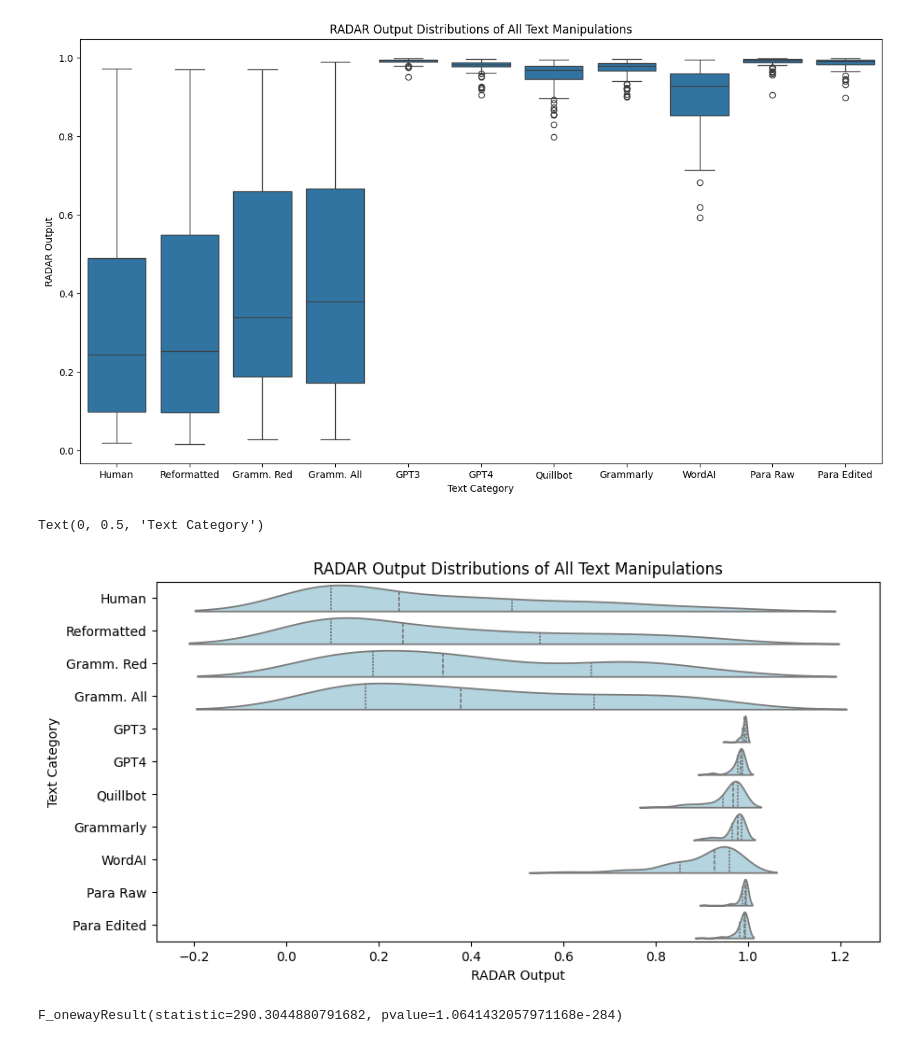
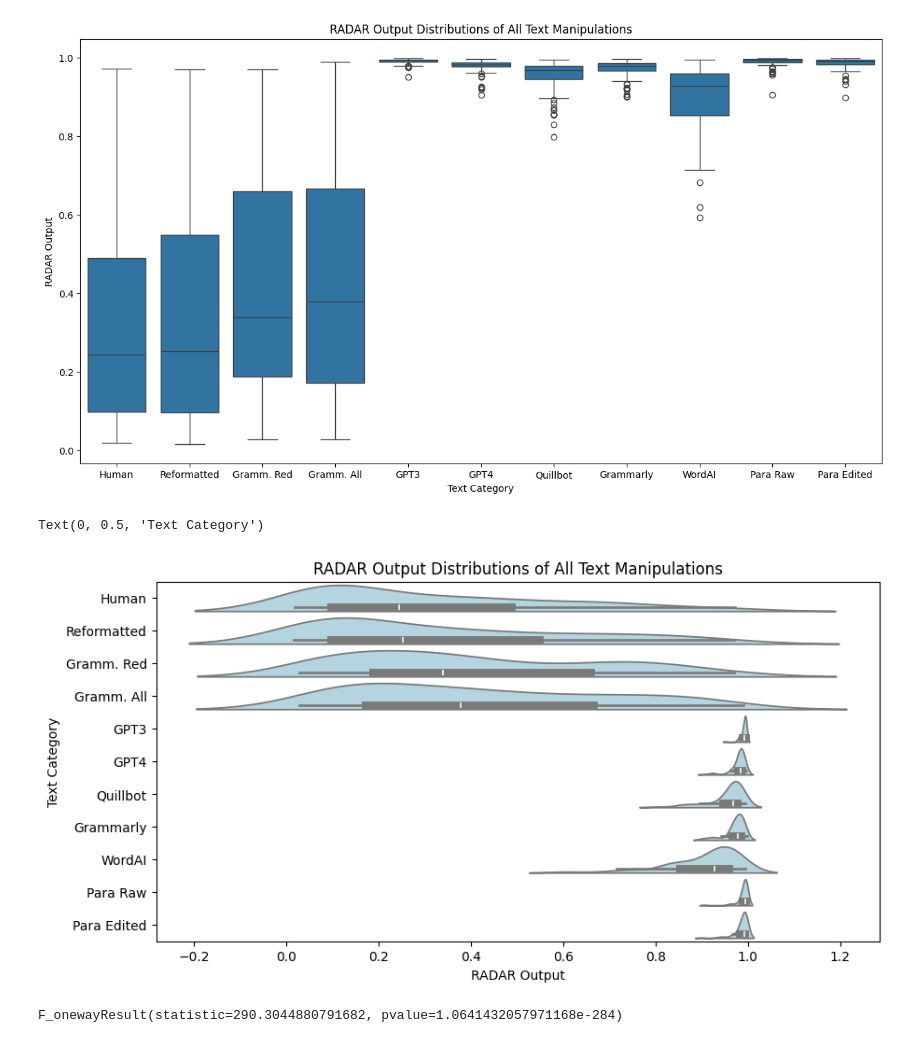
Before and after one commit to nicole-jefferies/RADAR_Eval, a Jupyter notebook: Visualisations and Stat Tests.ipynb, the cells around one changed output. Drawn from its saved outputs; the diff is of its cells as text; code cells hidden in the pictures.

```diff
--- a/Visualisations and Stat Tests.ipynb
+++ b/Visualisations and Stat Tests.ipynb
@@ -68,14 +68,14 @@ plt.show()
 [figure]
 # %%
 plt.figure(figsize=(10, 5))
-ax = sns.violinplot(data=melted_data, x='RADAR_output', y='Category', density_norm='count', split=True, inner='quart', orient='h', color='LightBlue')
+ax = sns.violinplot(data=melted_data, x='RADAR_output', y='Category', density_norm='count', split=True, orient='h', color='LightBlue')
 ax.set(yticklabels=['Human', 'Reformatted','Gramm. Red','Gramm. All','GPT3', 'GPT4', 'Quillbot', 'Grammarly', 'WordAI', 'Para Raw', 'Para Edited'])
 plt.title('RADAR Output Distributions of All Text Manipulations')
 plt.xlabel('RADAR Output')
 plt.ylabel('Text Category')
 # %% [output]
 Text(0, 0.5, 'Text Category')
-[figure, old version]
+[figure, new version]
 # %%
 # Perform ANOVA
 f_oneway(data['STUD_RADAR'], data['STUD_REFORMATTED'], data['STUD_RED_RADAR'],
```
Also changed, not shown: parts of 9 cells of this notebook, 2 other files.
